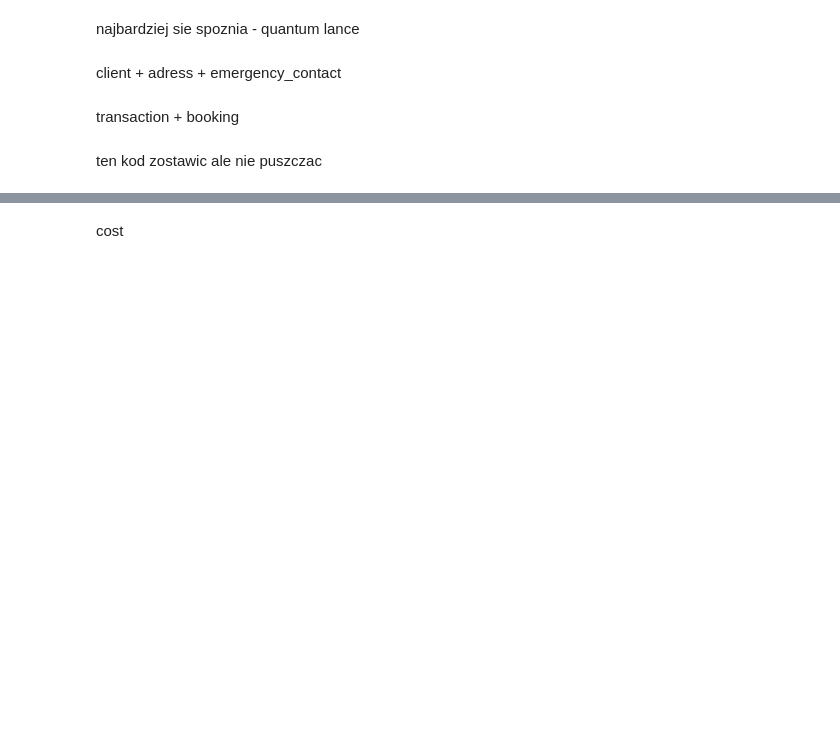
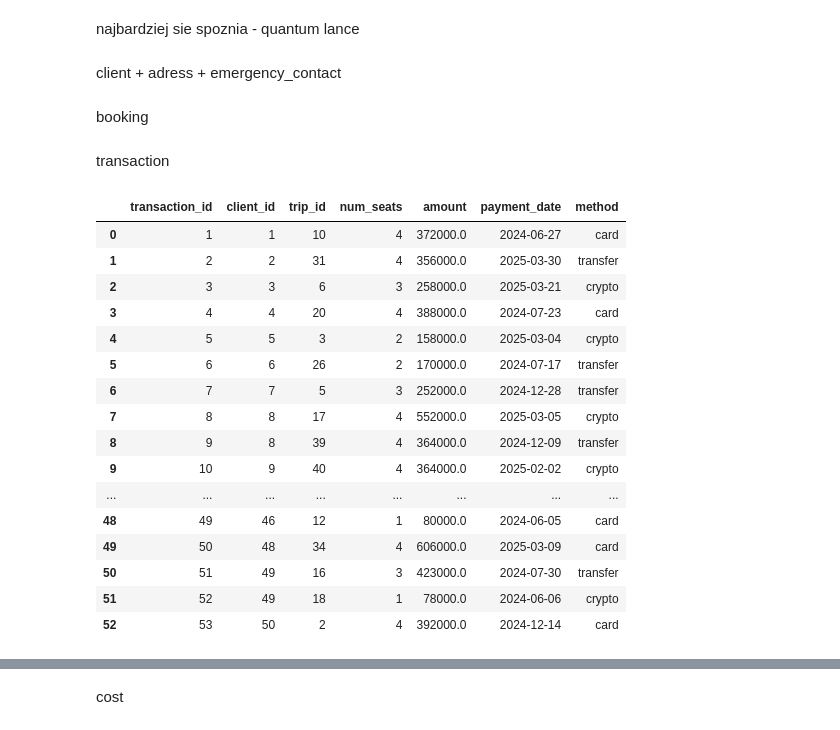
Before and after one commit to werojskz/space_database, a Jupyter notebook: data_creation.ipynb, the cells around one changed output, grey strips where cells are left out. Drawn from its saved outputs; the diff is of its cells as text; code cells hidden in the pictures; blank space fills up the shorter version.

Commit message:
dopasowanie ceny

```diff
--- a/data_creation.ipynb
+++ b/data_creation.ipynb
@@ -846,4 +846,4 @@ df_clients.to_csv("clients.csv", index=False)
 df_addresses.to_csv("addresses.csv", index=False)
 df_emergency_contacts.to_csv("emergency_contacts.csv", index=False)
 # %% [markdown]
-transaction + booking
+ booking
@@ -850,23 +904,7 @@ transaction + booking
+# %% [markdown]
+transaction
 # %%
 
-
-# Step 2: Generate bookings (1-3 per client, random trips)
-bookings = []
-for client in clients:
-    n_bookings = random.randint(1, 3)
-    booked_trip_ids = random.sample(df_trips["trip_id"].tolist(), n_bookings)
-    for trip_id in booked_trip_ids:
-        bookings.append({
-            "booking_id": len(bookings) + 1,
-            "client_id": client["client_id"],
-            "trip_id": trip_id,
-            "seat_number": random.randint(1, 12)
-        })
-
-df_bookings = pd.DataFrame(bookings)
-
-
-# Planet coordinates (from triptype -> planet)
 #planet_coords = df_trip_types.set_index("triptype_id")["coordinates"].to_dict()
 round_trip_flags = df_trip_types.set_index("triptype_id")["is_round_trip"].to_dict()
 triptypes_planet = df_trip_types.set_index("triptype_id")["planet_id"].to_dict()
@@ -894,16 +932,16 @@ for booking in bookings:
     distance = math.sqrt(coords["x_coord"]**2 + coords["y_coord"]**2 + coords["z_coord"]**2)
 
     employee_count = df_trip_employees[df_trip_employees["trip_id"] == trip_id].shape[0]
+# USTALANIE CENY
+    base_price = 50000
+    key = (booking["client_id"], trip_id)
+    base_price += booking_seat_counts.get(key, 1) * 5000
 
-    base_price = 10000
-    key = (booking["client_id"], trip_id)
-    base_price += booking_seat_counts.get(key, 1) * 200
-
-    base_price += (distance / 10)
-    base_price += rockets_capacity[rocket_id] * 100
-    base_price += employee_count * 150
+    base_price += round(distance*5,-3)
+    base_price += rockets_capacity[rocket_id] * 1000
+    base_price += employee_count * 5000
     if round_trip_flags[triptype_id]:
-        base_price *= 1.25
+        base_price *= 1.5
 
     key = (booking["client_id"], trip_id)
     if key not in {(t["client_id"], t["trip_id"]) for t in transactions}:
@@ -927,4 +965,24 @@ df_transactions = pd.DataFrame(transactions)
 # df_clients.to_csv("clients_generated.csv", index=False)
 # df_bookings.to_csv("bookings_generated.csv", index=False)
 # df_transactions.to_csv("transactions_generated.csv", index=False)
+# %%
+df_transactions
+# %% [output]
+|  | transaction_id | client_id | trip_id | num_seats | amount | payment_date | method |
+| 0 | 1 | 1 | 10 | 4 | 372000.0 | 2024-06-27 | card |
+| 1 | 2 | 2 | 31 | 4 | 356000.0 | 2025-03-30 | transfer |
+| 2 | 3 | 3 | 6 | 3 | 258000.0 | 2025-03-21 | crypto |
+| 3 | 4 | 4 | 20 | 4 | 388000.0 | 2024-07-23 | card |
+| 4 | 5 | 5 | 3 | 2 | 158000.0 | 2025-03-04 | crypto |
+| 5 | 6 | 6 | 26 | 2 | 170000.0 | 2024-07-17 | transfer |
+| 6 | 7 | 7 | 5 | 3 | 252000.0 | 2024-12-28 | transfer |
+| 7 | 8 | 8 | 17 | 4 | 552000.0 | 2025-03-05 | crypto |
+| 8 | 9 | 8 | 39 | 4 | 364000.0 | 2024-12-09 | transfer |
+| 9 | 10 | 9 | 40 | 4 | 364000.0 | 2025-02-02 | crypto |
+| ... | ... | ... | ... | ... | ... | ... | ... |
+| 48 | 49 | 46 | 12 | 1 | 80000.0 | 2024-06-05 | card |
+| 49 | 50 | 48 | 34 | 4 | 606000.0 | 2025-03-09 | card |
+| 50 | 51 | 49 | 16 | 3 | 423000.0 | 2024-07-30 | transfer |
+| 51 | 52 | 49 | 18 | 1 | 78000.0 | 2024-06-06 | crypto |
+| 52 | 53 | 50 | 2 | 4 | 392000.0 | 2024-12-14 | card |
 # %%
@@ -932,3 +990 @@ df_bookings.to_csv("bookings_generated.csv", index=False)
 df_transactions.to_csv("transactions_generated.csv", index=False)
-# %% [markdown]
-ten kod zostawic ale nie puszczac
```
Also changed, not shown: parts of 5 cells of this notebook, 4 other files.
